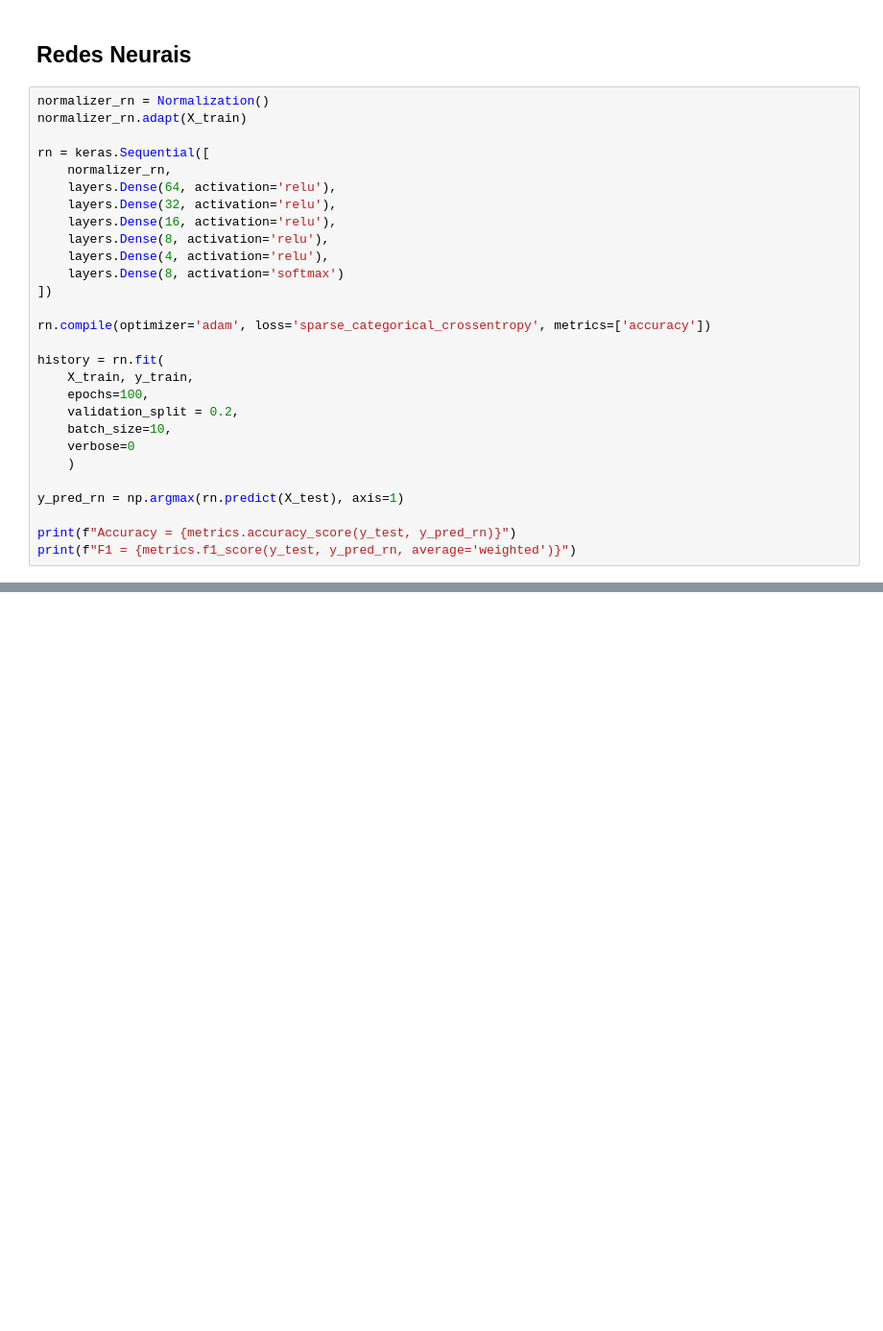
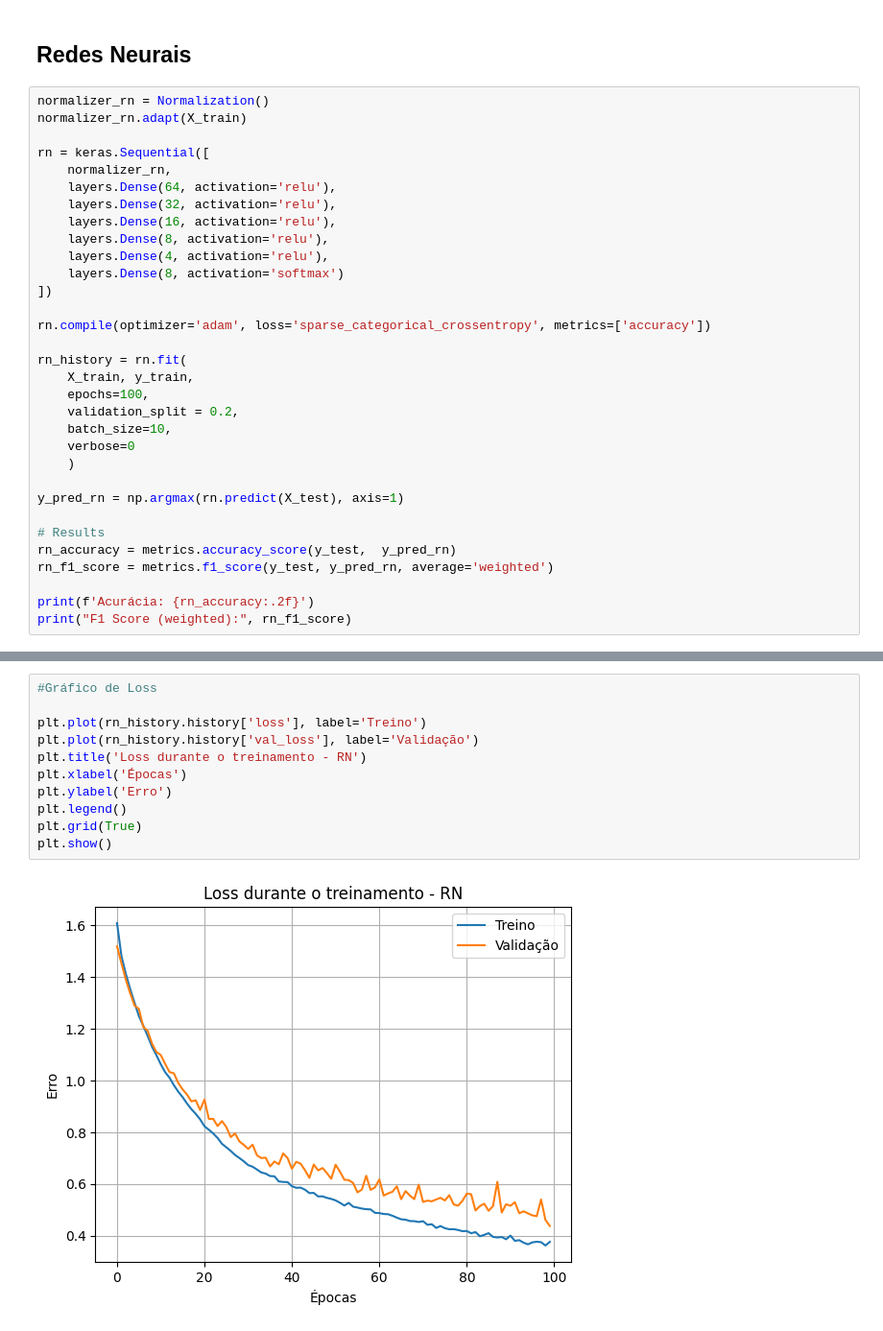
Before and after one commit to enzoalencar/LA-earthquake, a Jupyter notebook: main.ipynb, the cells around one changed output, grey strips where cells are left out. Shown at 96% size. Drawn from its saved outputs; the diff is of its cells as text; blank space fills up the shorter version.

```diff
--- a/main.ipynb
+++ b/main.ipynb
@@ -298,7 +324,7 @@ rn = keras.Sequential([
 
 rn.compile(optimizer='adam', loss='sparse_categorical_crossentropy', metrics=['accuracy'])
 
-history = rn.fit(
+rn_history = rn.fit(
     X_train, y_train,
     epochs=100,
     validation_split = 0.2,
@@ -308,6 +334,10 @@ history = rn.fit(
 
 y_pred_rn = np.argmax(rn.predict(X_test), axis=1)
 
-print(f"Accuracy = {metrics.accuracy_score(y_test, y_pred_rn)}")
-print(f"F1 = {metrics.f1_score(y_test, y_pred_rn, average='weighted')}")
+# Results
+rn_accuracy = metrics.accuracy_score(y_test,  y_pred_rn)
+rn_f1_score = metrics.f1_score(y_test, y_pred_rn, average='weighted')
+
+print(f'Acurácia: {rn_accuracy:.2f}')
+print("F1 Score (weighted):", rn_f1_score)
 # %% [output]
@@ -316,0 +347,13 @@ F1 = 0.7272140316551722
+# %%
+#Gráfico de Loss
+
+plt.plot(rn_history.history['loss'], label='Treino')
+plt.plot(rn_history.history['val_loss'], label='Validação')
+plt.title('Loss durante o treinamento - RN')
+plt.xlabel('Épocas')
+plt.ylabel('Erro')
+plt.legend()
+plt.grid(True)
+plt.show()
+# %% [output]
+[figure, added]
```
Also changed, not shown: parts of 10 cells of this notebook.
